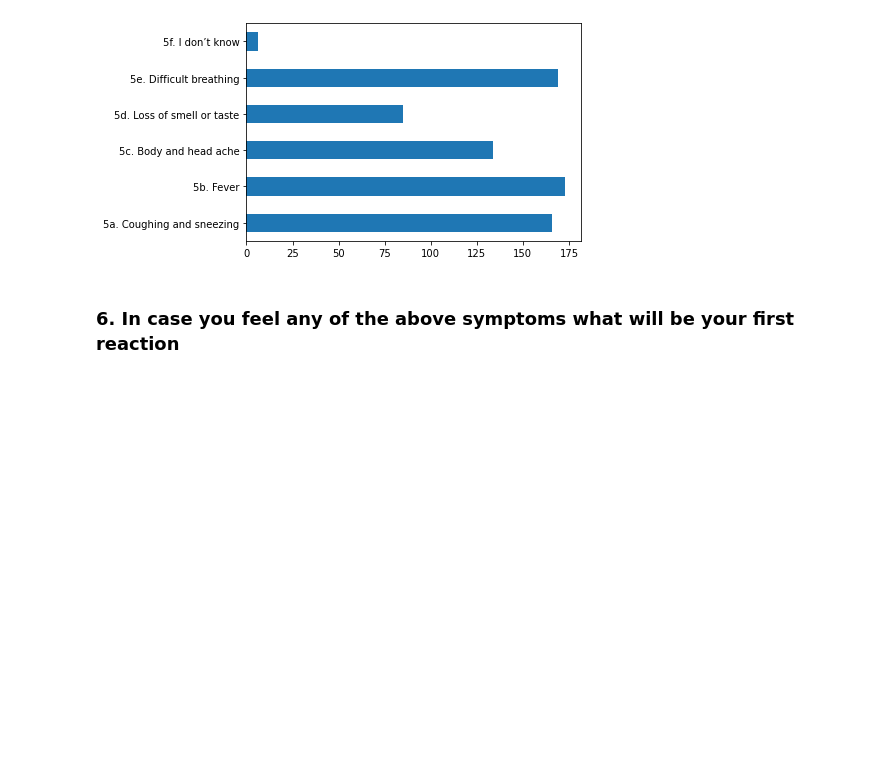
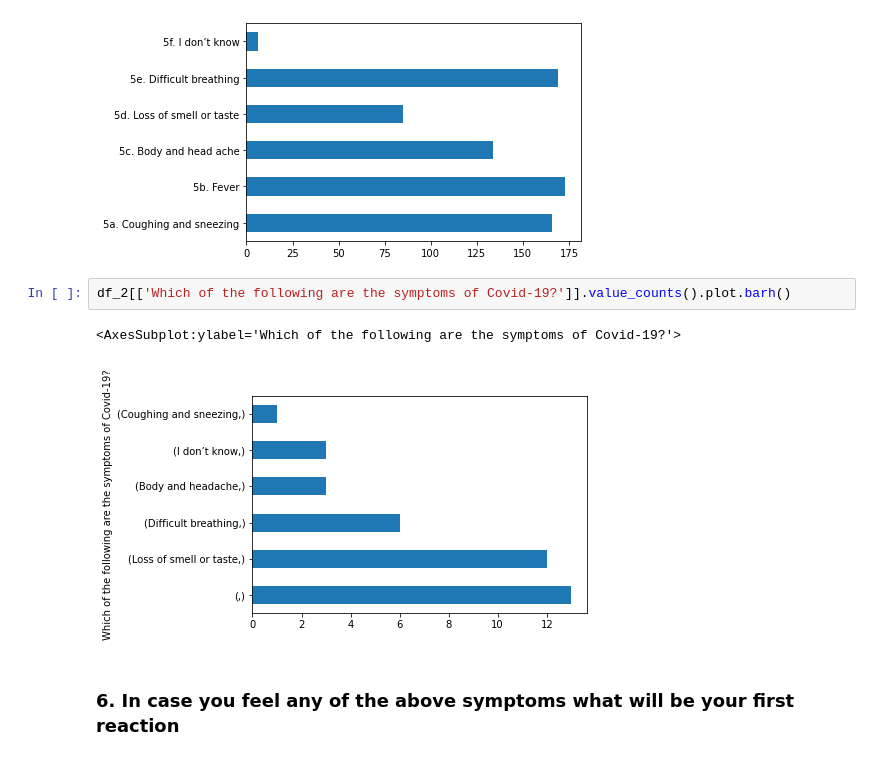
Before and after one commit to codeforpakistan/CfAll-Exchange, a Jupyter notebook: Haripur Survey Analysis.ipynb, the cells around one changed output. Cells and saved outputs as stored; diff of their text form; blank space fills up the shorter version.

```diff
--- a/Haripur Survey Analysis.ipynb
+++ b/Haripur Survey Analysis.ipynb
@@ -107,6 +112,11 @@ df[[
 # %% [output]
 <AxesSubplot:>
 [figure]
+# %%
+df_2[['Which of the following are the symptoms of Covid-19?']].value_counts().plot.barh()
+# %% [output]
+<AxesSubplot:ylabel='Which of the following are the symptoms of Covid-19?'>
+[figure, added]
 # %% [markdown]
 ### 6. In case you feel any of the above symptoms what will be your first reaction
 # %%
```
Also changed, not shown: parts of 18 cells of this notebook, 1 other file.
